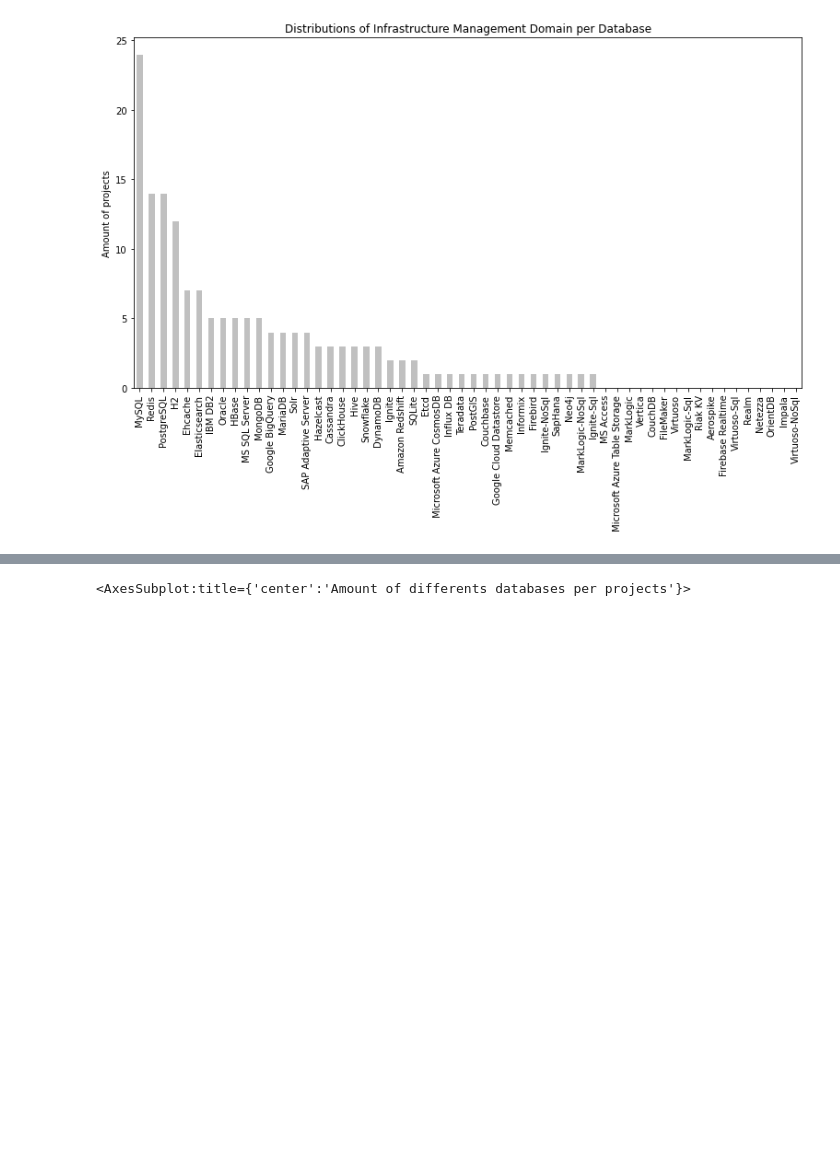
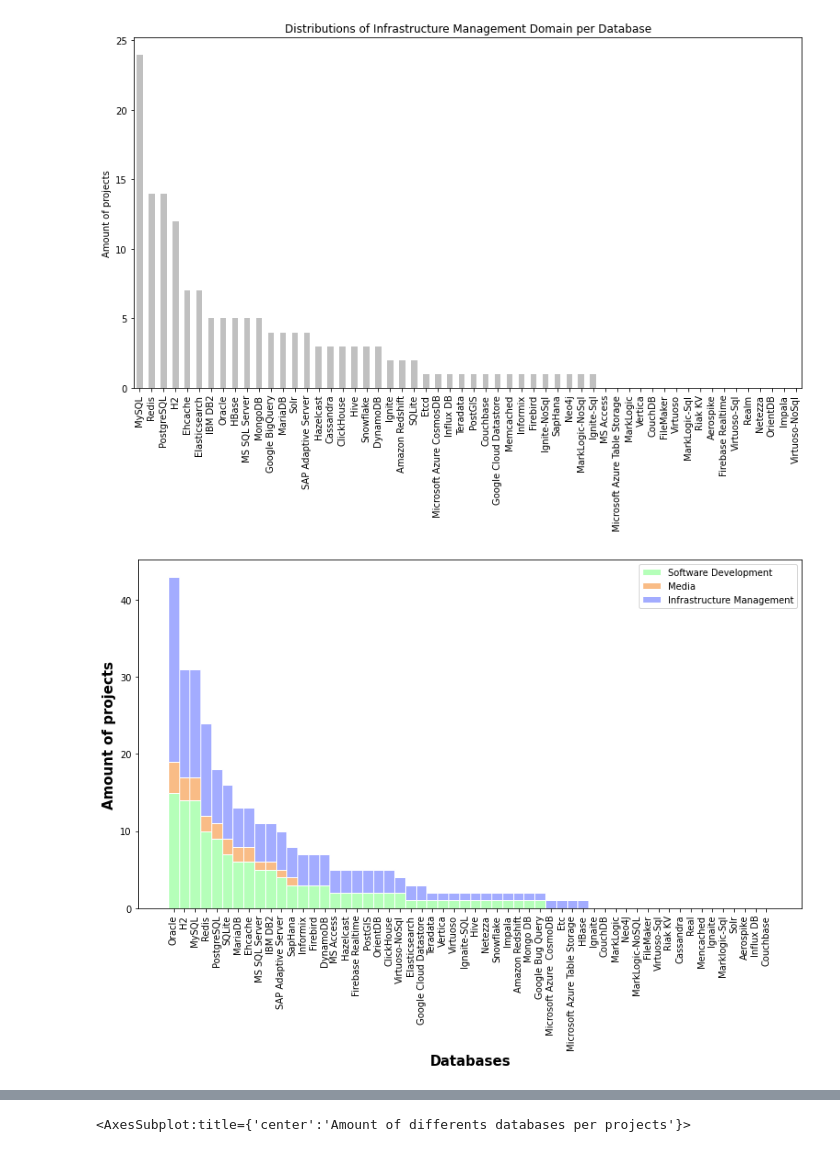
Before and after one commit to gems-uff/db-mining, a Jupyter notebook: src/characterization.ipynb, the cells around one changed output, grey strips where cells are left out. Drawn from its saved outputs; the diff is of its cells as text; code cells hidden in the pictures; blank space fills up the shorter version.

```diff
--- a/src/characterization.ipynb
+++ b/src/characterization.ipynb
@@ -102,6 +114,8 @@ result = filtered_df.sort_values(by=('PostgreSQL','sum'), ascending=False).plot(
 [figure]
 [figure]
 # %%
+
+
 plt.figure(figsize=(13,7))
 df_software_development = data_with_index[data_with_index.Domains =='software development'].sum()
 df_software_development = df_software_development.iloc[2:].sort_values(ascending=False)
@@ -111,16 +125,16 @@ plt.ylabel("Amount of projects")
 plt.show()
 
 plt.figure(figsize=(13,7))
-df_software_development = data_with_index[data_with_index.Domains =='media'].sum()
+media = data_with_index[data_with_index.Domains =='media'].sum()
 #print(df_software_development.iloc[2:].sort_values(ascending=False))
-df_software_development.iloc[2:].sort_values(ascending=False).plot(kind='bar', color='silver', title = 'Distributions of Domains')
+media.iloc[2:].sort_values(ascending=False).plot(kind='bar', color='silver', title = 'Distributions of Domains')
 plt.title("Distributions of Media Domains per Database")
 plt.ylabel("Amount of projects")
 #plt.show()
 
 plt.figure(figsize=(13,7))
-df_software_development = data_with_index[data_with_index.Domains =='infrastructure management'].sum()
-df_software_development.iloc[2:].sort_values(ascending=False).plot(kind='bar', color='silver',title = 'Distributions of Domains')
+infrastructure_management = data_with_index[data_with_index.Domains =='infrastructure management'].sum()
+infrastructure_management.iloc[2:].sort_values(ascending=False).plot(kind='bar', color='silver',title = 'Distributions of Domains')
 plt.title("Distributions of Infrastructure Management Domain per Database")
 plt.ylabel("Amount of projects")
 #plt.show()
@@ -129,6 +143,46 @@ plt.ylabel("Amount of projects")
 Text(0, 0.5, 'Amount of projects')
 [figure]
 [figure]
+# %%
+import numpy as np
+import matplotlib.pyplot as plt
+
+# set width of bar
+barWidth =1.0
+fig = plt.subplots(figsize =(13, 7))
+
+software_development = data_with_index[data_with_index.Domains =='software development'].sum()
+software_development_sort = software_development.iloc[2:].sort_values(ascending=False)
+
+media = data_with_index[data_with_index.Domains =='media'].sum()
+media_sort = media.iloc[2:].sort_values(ascending=False).sort_values(ascending=False)
+
+infrastructure_management = data_with_index[data_with_index.Domains =='infrastructure management'].sum()
+infrastructure_management_sort = infrastructure_management.iloc[2:].sort_values(ascending=False)
+
+names = ['Oracle', 'H2', 'MySQL', 'Redis', 'PostgreSQL', 'SQLite', 'MariaDB', 'Ehcache', 'MS SQL Server',
+         'IBM DB2', 'SAP Adaptive Server', 'SapHana', 'Informix', 'Firebird', 'DynamoDB', 'MS Access', 'Hazelcast',
+         'Firebase Realtime', 'PostGIS', 'OrientDB', 'ClickHouse', 'Virtuoso-NoSql', 'Elasticsearch', 'Google Cloud Datastore',
+         'Teradata', 'Vertica', 'Virtuoso', 'Ignaite-SQL', 'Hive', 'Netezza', 'Snowflake', 'Impala', 'Amazon Redshift', 'Mongo DB',
+         'Google Bug Query', 'Microsoft Azure  CosmoDB', 'Etc', 'Microsoft Azure Table Storage', 'HBase', 'Ignaite', 'CouchDB',
+         'MarkLogic', 'Neo4J', 'MarkLogic-NoSQL', 'FileMaker', 'Virtuoso-Sql', 'Riak KV', 'Cassandra', 'Real', 'Mencached',
+         'Ignaite', 'Marklogic-Sql', 'Solr', 'Aerospike', 'Influx DB', 'Couchbase']
+
+br1 = np.arange(len(df_software_development))
+
+plt.bar(br1, software_development_sort, color='#b5ffb9', edgecolor='white', width = barWidth, label ='Software Development')
+plt.bar(br1, media_sort, bottom=software_development_sort, color='#f9bc86', edgecolor='white', width = barWidth, label ='Media')
+plt.bar(br1, infrastructure_management_sort, bottom=[i+j for i,j in zip(software_development_sort, media_sort)], color='#a3acff', edgecolor='white', width = barWidth, label ='Infrastructure Management')
+
+
+plt.xlabel('Databases', fontweight ='bold', fontsize = 15)
+plt.ylabel('Amount of projects', fontweight ='bold', fontsize = 15)
+plt.xticks(br1, names, rotation=90)
+
+plt.legend()
+plt.show()
+# %% [output]
+[figure, added]
 # %%
 data_with_index.loc[:,'SumPerProject'] = df.sum(axis=1)
 data_with_index.head()
```
Also changed, not shown: parts of 3 cells of this notebook, 11 other files.
